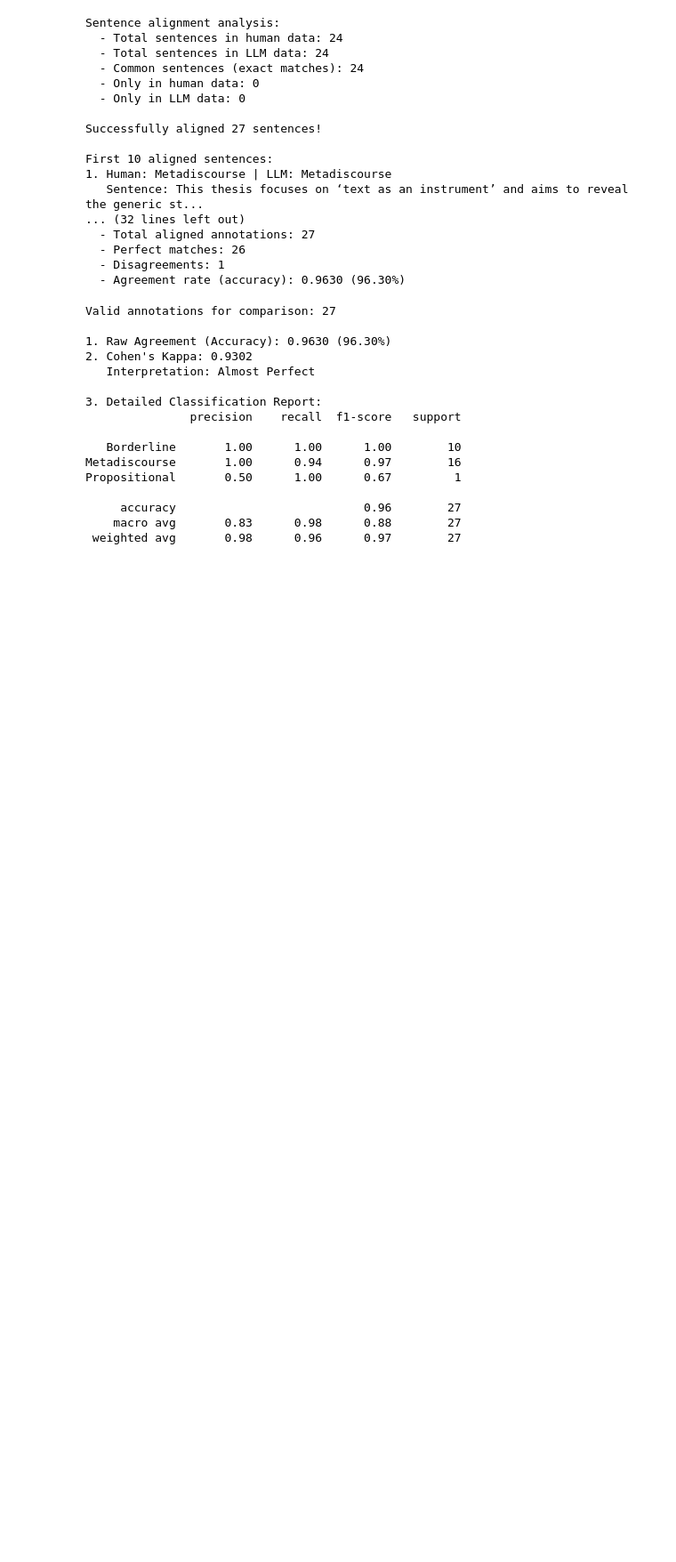
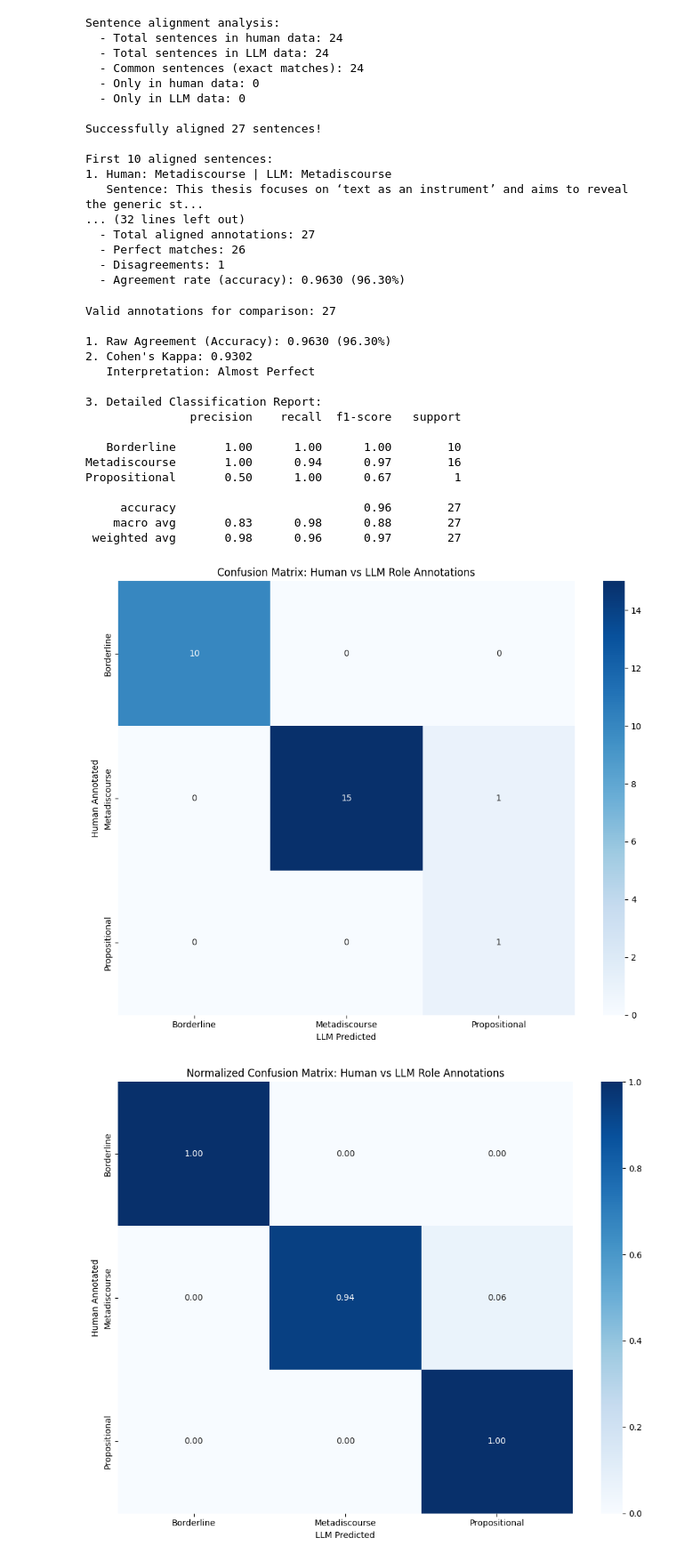
Before and after one commit to javadhaditaghi/computationalrhetoric-metadiscourseannotation, a Jupyter notebook: analysis/Inter-annotator-agreement.ipynb, the cells around one changed output. Shown at 89% size. Drawn from its saved outputs; the diff is of its cells as text; code cells hidden in the pictures; blank space fills up the shorter version.

Commit message:
draw the confusion matrix for Human vs LLM annotation

```diff
--- a/analysis/Inter-annotator-agreement.ipynb
+++ b/analysis/Inter-annotator-agreement.ipynb
@@ -331,3 +331,34 @@ Propositional       0.50      1.00      0.67         1
      accuracy                           0.96        27
     macro avg       0.83      0.98      0.88        27
  weighted avg       0.98      0.96      0.97        27
+# %%
+# Create confusion matrix and visualizations
+if human_roles is not None and llm_roles is not None:
+    # Confusion Matrix
+    cm = confusion_matrix(human_clean, llm_clean)
+    labels = sorted(list(set(human_clean) | set(llm_clean)))
+
+    # Plot confusion matrix
+    plt.figure(figsize=(10, 8))
+    sns.heatmap(cm, annot=True, fmt='d', cmap='Blues',
+                xticklabels=labels, yticklabels=labels)
+    plt.title('Confusion Matrix: Human vs LLM Role Annotations')
+    plt.xlabel('LLM Predicted')
+    plt.ylabel('Human Annotated')
+    plt.tight_layout()
+    plt.show()
+
+    # Normalized confusion matrix
+    cm_normalized = cm.astype('float') / cm.sum(axis=1)[:, np.newaxis]
+
+    plt.figure(figsize=(10, 8))
+    sns.heatmap(cm_normalized, annot=True, fmt='.2f', cmap='Blues',
+                xticklabels=labels, yticklabels=labels)
+    plt.title('Normalized Confusion Matrix: Human vs LLM Role Annotations')
+    plt.xlabel('LLM Predicted')
+    plt.ylabel('Human Annotated')
+    plt.tight_layout()
+    plt.show()
+# %% [output]
+[figure, added]
+[figure, added]
```
